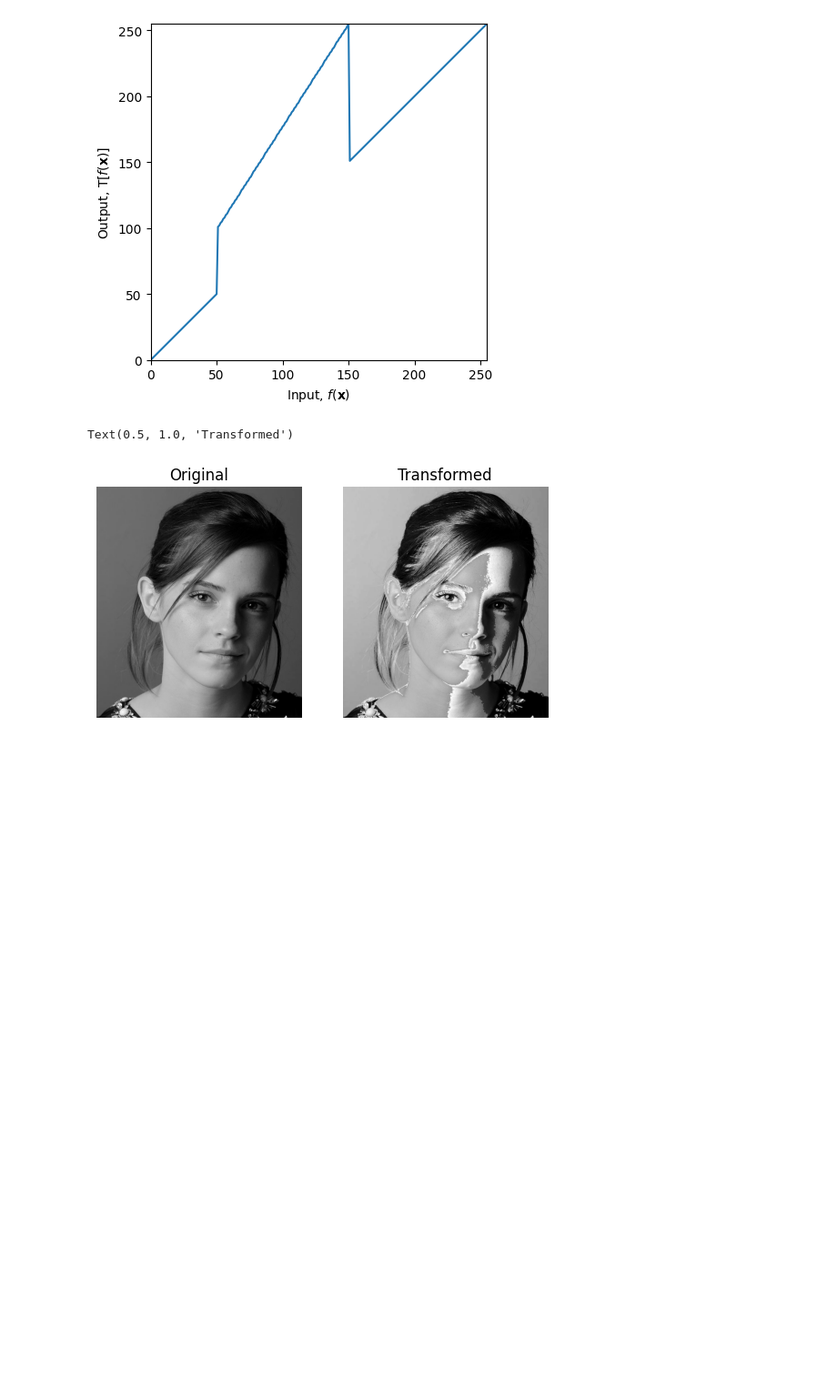
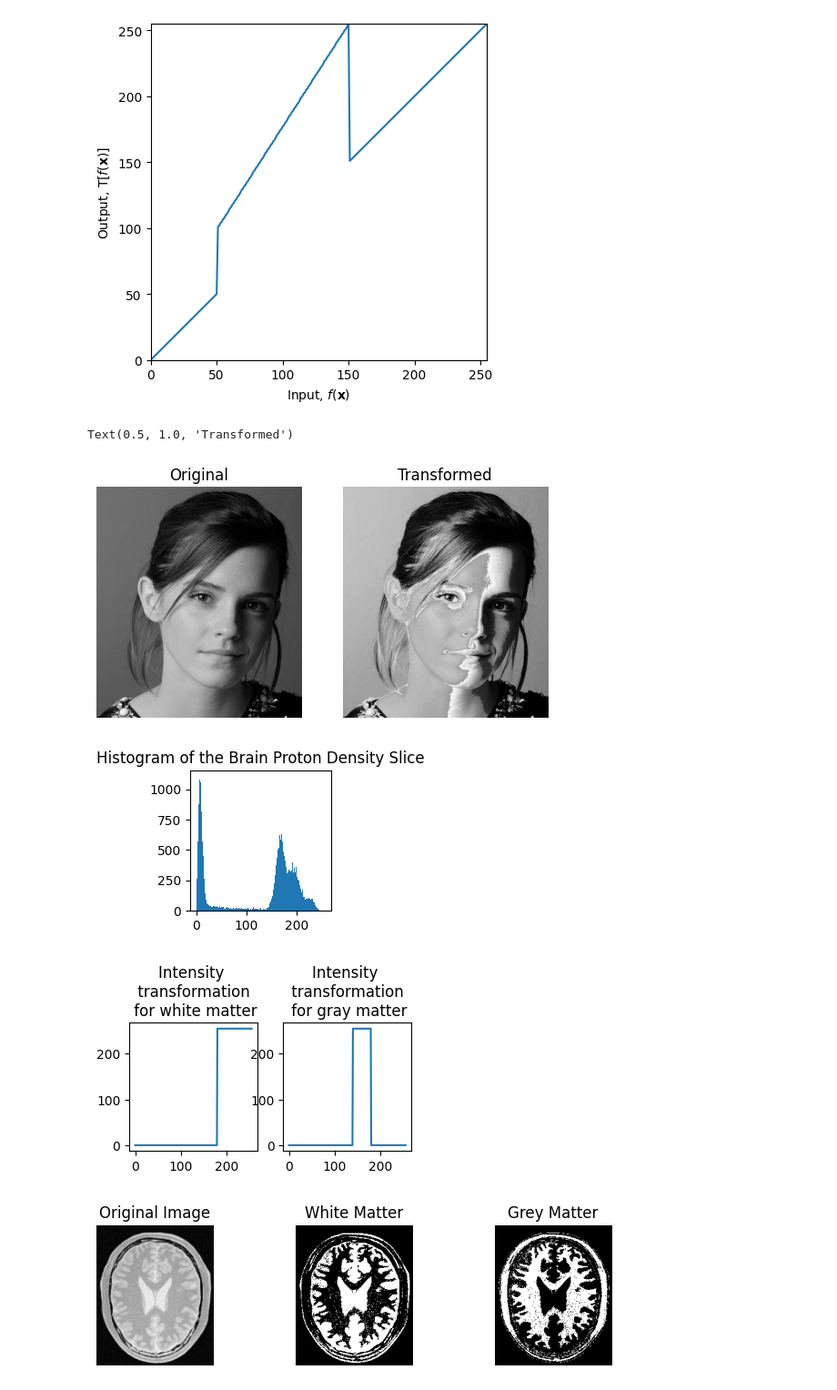
Before and after one commit to linukaratnayake/Intensity-Transformations-and-Neighborhood-Filtering, a Jupyter notebook: Intensity_Transformations_and_Neighborhood_Filtering.ipynb, the cells around one changed output. Shown at 91% size. Saved outputs shown, nothing was run; the diff lists cells and outputs as text; code cells hidden in the pictures; blank space fills up the shorter version.

```diff
--- a/Intensity_Transformations_and_Neighborhood_Filtering.ipynb
+++ b/Intensity_Transformations_and_Neighborhood_Filtering.ipynb
@@ -53,3 +53,39 @@ ax[1].set_title('Transformed')
 # %% [output]
 Text(0.5, 1.0, 'Transformed')
 [figure]
+# %%
+import cv2 as cv
+import numpy as np
+import matplotlib.pyplot as plt
+
+image = cv.imread('/content/drive/My Drive/EN3160/a1images/brain_proton_density_slice.png',cv.IMREAD_GRAYSCALE)
+assert image is not None
+t1 = np.zeros(180)
+t2 = 255 * np.ones(76)
+t = np.concatenate((t1, t2), axis=0).astype(np.uint8)
+
+s1 = np.zeros(140)
+s2 = 255 * np.ones(40)
+s3 = np.zeros(76)
+s = np.concatenate((s1, s2, s3), axis=0).astype(np.uint8)
+
+white_matter = cv.LUT(image, t)
+gray_matter = cv.LUT(image, s)
+plt.figure(figsize=(2, 2))
+plt.hist(image.ravel(), 256, [0, 256])
+plt.title("Histogram of the Brain Proton Density Slice")
+plt.show()
+
+fig, ax = plt.subplots(1, 2, figsize=(4, 4))
+ax[0].plot(t), ax[0].set_aspect('equal'), ax[0].set_title("Intensity \n transformation \n for white matter")
+ax[1].plot(s), ax[1].set_aspect('equal'), ax[1].set_title("Intensity \n transformation \n for gray matter")
+plt.show()
+
+plt.figure(figsize=(8, 2)), plt.subplot(1, 3, 1), plt.imshow(cv.cvtColor(image, cv.COLOR_BGR2RGB)), plt.axis('off'), plt.title('Original Image')
+plt.subplot(1, 3, 2), plt.imshow(cv.cvtColor(white_matter, cv.COLOR_BGR2RGB)), plt.axis('off'), plt.title('White Matter')
+plt.subplot(1, 3, 3), plt.imshow(cv.cvtColor(gray_matter, cv.COLOR_BGR2RGB)), plt.axis('off'), plt.title('Grey Matter')
+plt.show()
+# %% [output]
+[figure, added]
+[figure, added]
+[figure, added]
```
Also changed, not shown: parts of 2 cells of this notebook.
